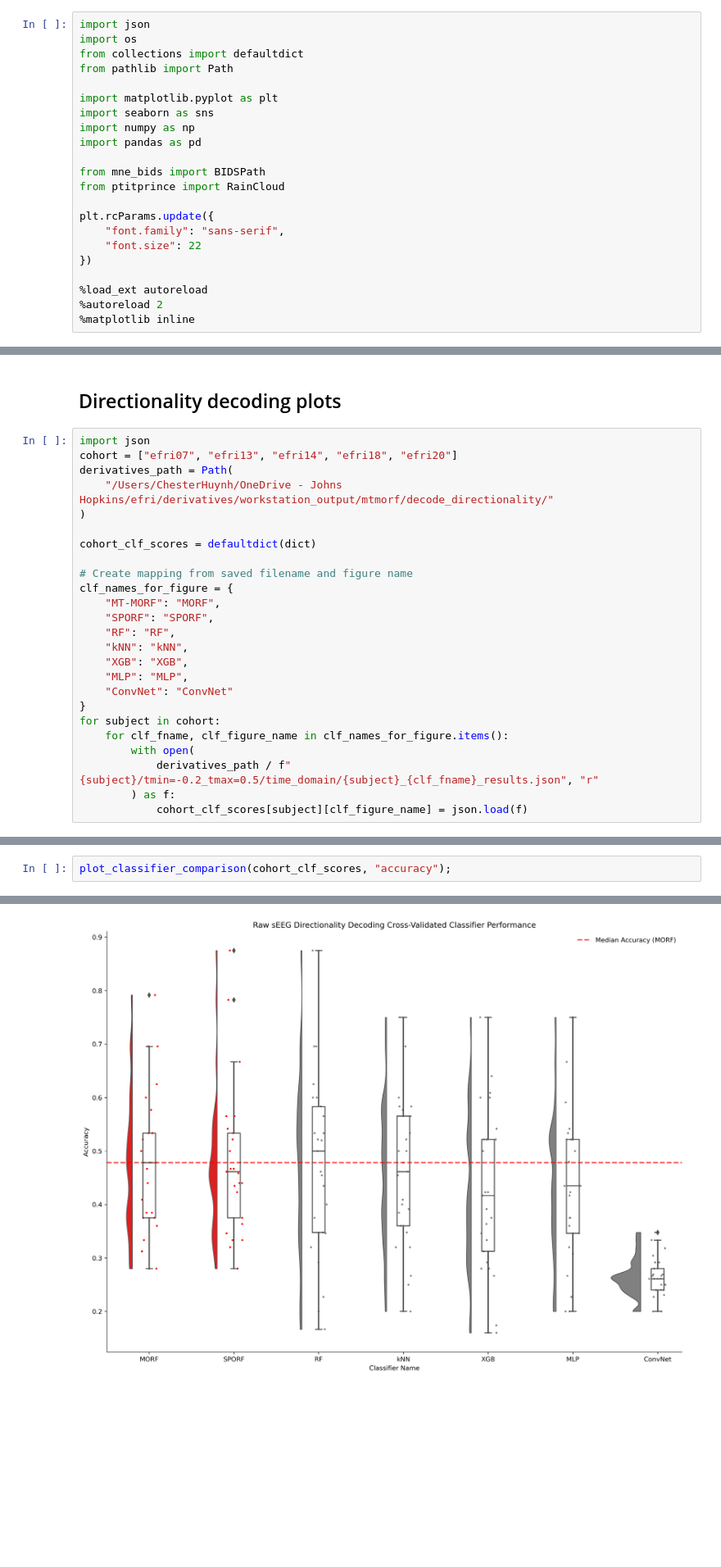
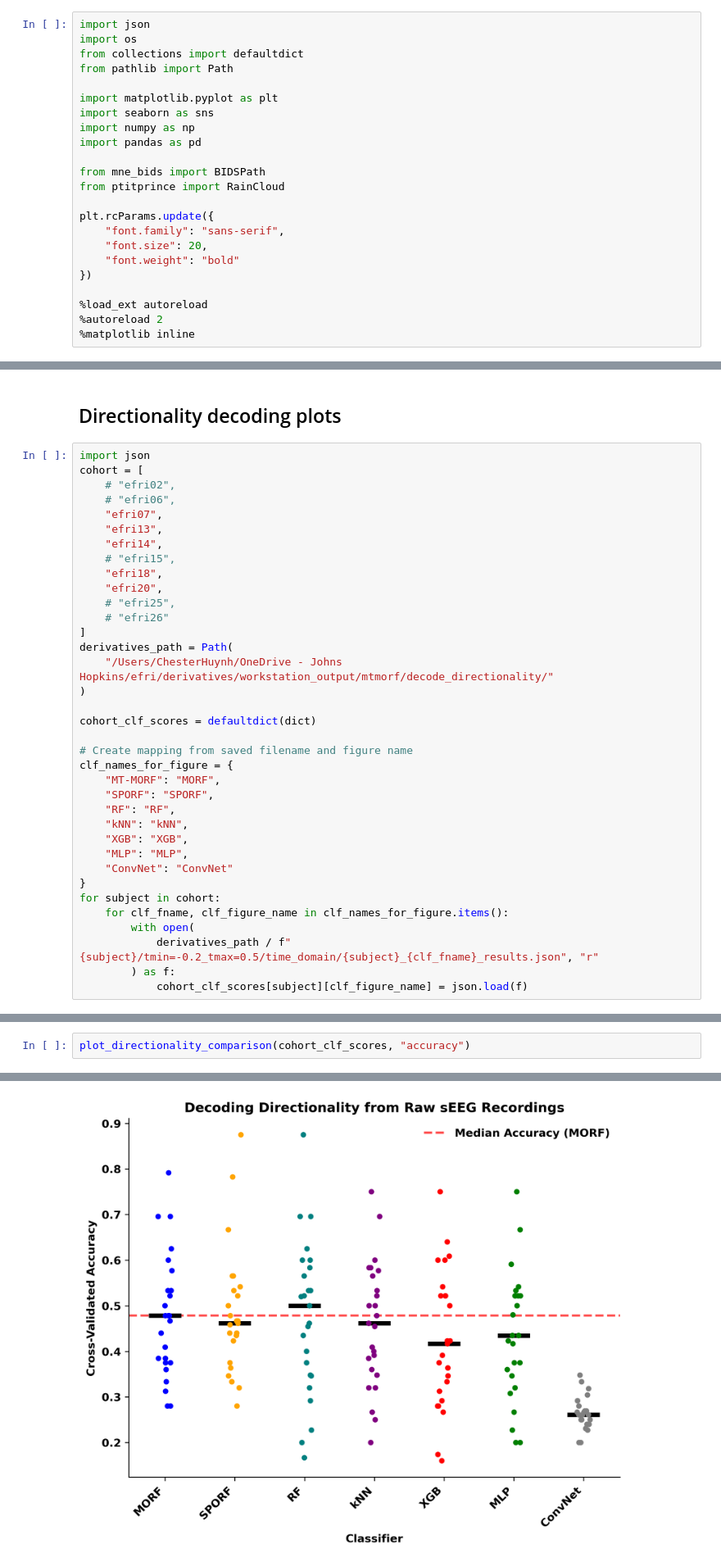
Before and after one commit to adam2392/morf-demo, a Jupyter notebook: notebooks/directionality_decoding_morf_comparisons.ipynb, the cells around one changed output, grey strips where cells are left out. Shown at 82% size. Saved outputs shown, nothing was run; the diff lists cells and outputs as text; blank space fills up the shorter version.

Commit message:
Update EFRI decoding notebook and add figure

```diff
--- a/notebooks/directionality_decoding_morf_comparisons.ipynb
+++ b/notebooks/directionality_decoding_morf_comparisons.ipynb
@@ -24,7 +24,8 @@ from ptitprince import RainCloud
 
 plt.rcParams.update({
     "font.family": "sans-serif",
-    "font.size": 22
+    "font.size": 20,
+    "font.weight": "bold"
 })
 
 %load_ext autoreload
@@ -34,7 +71,18 @@ plt.rcParams.update({
 ## Directionality decoding plots
 # %%
 import json
-cohort = ["efri07", "efri13", "efri14", "efri18", "efri20"]
+cohort = [
+    # "efri02",
+    # "efri06",
+    "efri07",
+    "efri13",
+    "efri14",
+    # "efri15",
+    "efri18",
+    "efri20",
+    # "efri25",
+    # "efri26"
+]
 derivatives_path = Path(
     "/Users/ChesterHuynh/OneDrive - Johns Hopkins/efri/derivatives/workstation_output/mtmorf/decode_directionality/"
 )
@@ -120,3 +191,3 @@ plot_classifier_comparison(cohort_clf_scores, "roc_auc_ovr");
 # %%
-plot_classifier_comparison(cohort_clf_scores, "accuracy");
+plot_directionality_comparison(cohort_clf_scores, "accuracy")
 # %% [output]
@@ -123,2 +195,2 @@ plot_classifier_comparison(cohort_clf_scores, "accuracy");
-[figure, old version]
+[figure, new version]
 # %%
```
Also changed, not shown: parts of 8 cells of this notebook, 1 other file.
